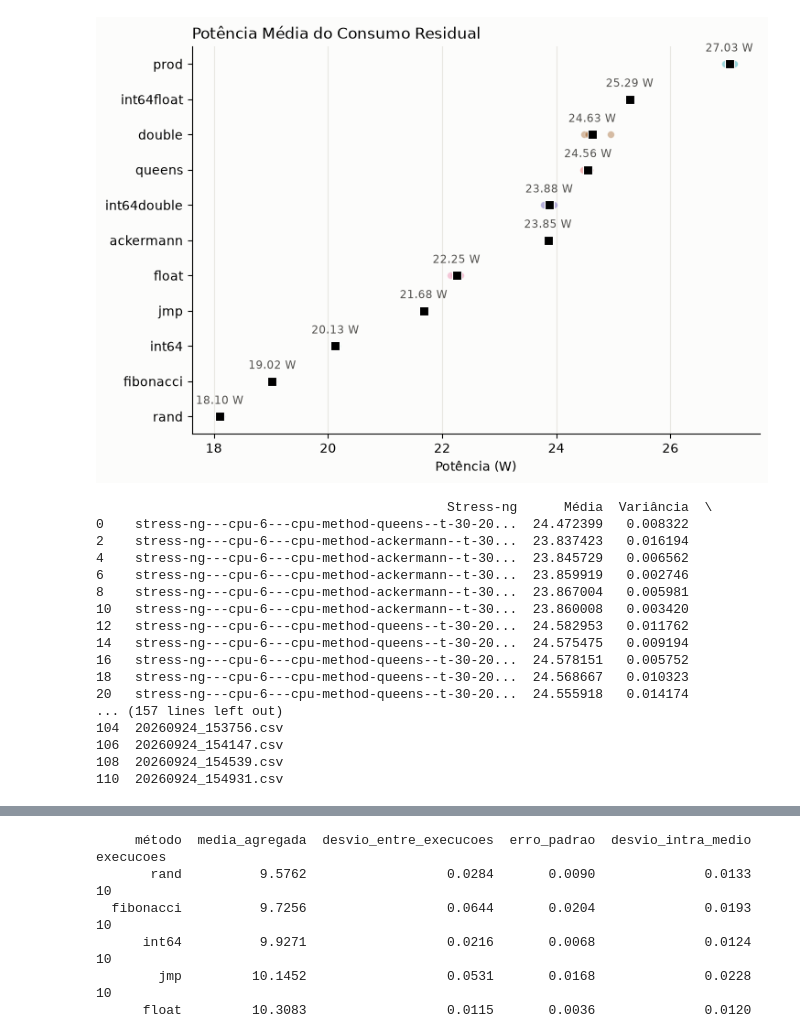
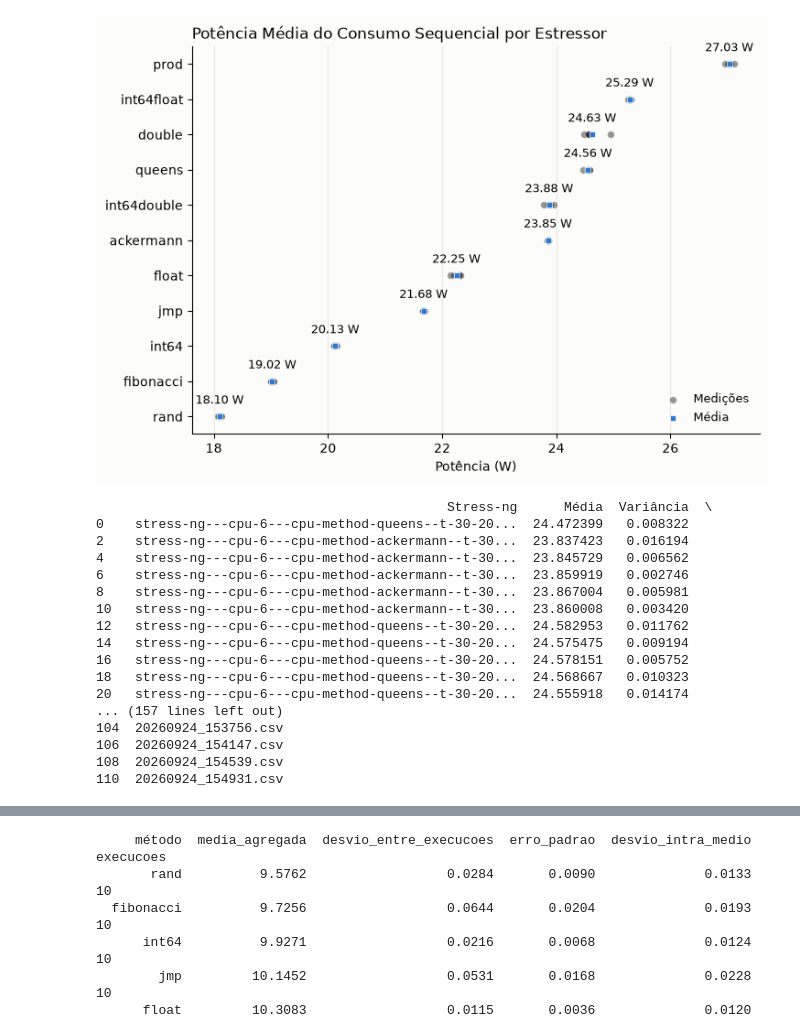
Before and after one commit to luizpcsilva/LECOS, a Jupyter notebook: dados/filtro.ipynb, the cells around one changed output, grey strips where cells are left out. Cells and saved outputs as stored; diff of their text form; code cells hidden in the pictures.

```diff
--- a/dados/filtro.ipynb
+++ b/dados/filtro.ipynb
@@ -43,49 +43,45 @@ grupo = filtrado.groupby("método")["Média"]
 #variância = grupo.var()
 
 
-# ===== INÍCIO: cor por método + pontos individuais + média em destaque =====
+# ===== INÍCIO: pontos individuais em preto + média em quadrado azul pequeno =====
 plt.rcParams["figure.facecolor"] = "#fcfcfb"
 plt.rcParams["savefig.facecolor"] = "#fcfcfb"
 plt.rcParams["savefig.transparent"] = False
 
 ordem = filtrado.groupby('método')['Média'].mean().sort_values().index
-cores = ["#2a78d6", "#eb6834", "#1baf7a", "#eda100", "#e87ba4",
-         "#008300", "#4a3aa7", "#e34948", "#9c5a1f", "#6b7a00", "#0097a7"]
-# slots 1-8 = paleta categórica validada da skill dataviz; 9-11 (terracota,
-# oliva, ciano) são extras não validados -- usado porque o usuário pediu
-# cor única por método mesmo sabendo do risco de CVD-safety (ver plano)
 
 fig, ax = plt.subplots(figsize=(8, 5.5))
 for i, metodo in enumerate(ordem):
-    cor = cores[i]
     valores = filtrado.loc[filtrado['método'] == metodo, 'Média']
-    ax.scatter(valores, [i] * len(valores), s=30, color=cor, alpha=0.4,
-               edgecolors="white", linewidths=0.5, zorder=2)
+    ax.scatter(valores, [i] * len(valores), s=30, color="black", alpha=0.4,
+               edgecolors="white", linewidths=0.5, zorder=2,
+               label="Medições" if i == 0 else None)
     media = valores.mean()
-    ax.scatter([media], [i], s=55, marker="s", color="black", edgecolors="white",
-               linewidths=0.8, zorder=3)
+    ax.scatter([media], [i], s=20, marker="s", color="#2a78d6", edgecolors="white",
+            linewidths=0.5, zorder=3, label="Média" if i == 0 else None)
     ax.text(media, i + 0.28, f"{media:.2f} W", ha="center", va="bottom",
-            fontsize=8.5, color="#52514e")
+            fontsize=9.5, color="black")
 
 ax.set_yticks(range(len(ordem)))
 ax.set_yticklabels(ordem, fontsize=10)
 ax.set_xlabel("Potência (W)")
-ax.set_title("Potência Média do Consumo Residual", loc="left")
+ax.set_title("Potência Média do Consumo Sequencial por Estressor", loc="left")
 ax.spines[["top", "right"]].set_visible(False)
 ax.grid(axis="x", color="#e8e7e2", linewidth=0.8, zorder=0)
 ax.set_axisbelow(True)
+ax.legend(loc="lower right", frameon=False, fontsize=9)
 fig.patch.set_facecolor("#fcfcfb")   # fundo sólido, sem transparência
 ax.set_facecolor("#fcfcfb")
-# ===== FIM: cor por método + pontos individuais + média em destaque =====
+# ===== FIM: pontos individuais em preto + média em quadrado azul pequeno =====
 
 
 
 plt.show()
 print(filtrado)
 #filtrado.to_csv("paralela.csv")
 #print(variância)
 # %% [output]
-[figure, old version]
+[figure, new version]
                                              Stress-ng      Média  Variância  \
 0    stress-ng---cpu-6---cpu-method-queens--t-30-20...  24.472399   0.008322
 2    stress-ng---cpu-6---cpu-method-ackermann--t-30...  23.837423   0.016194
```
Also changed, not shown: parts of 3 cells of this notebook, 6 other files.
